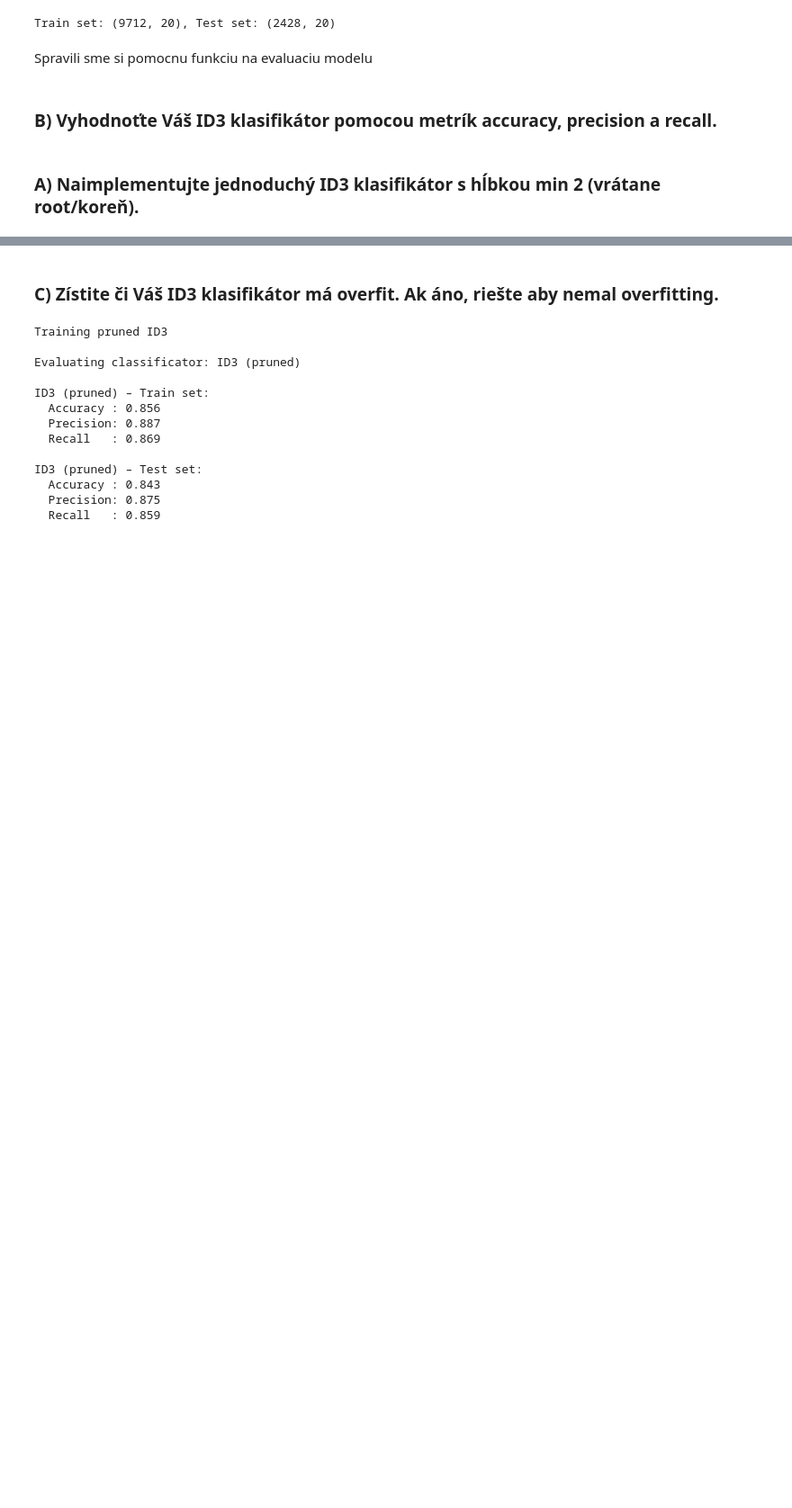
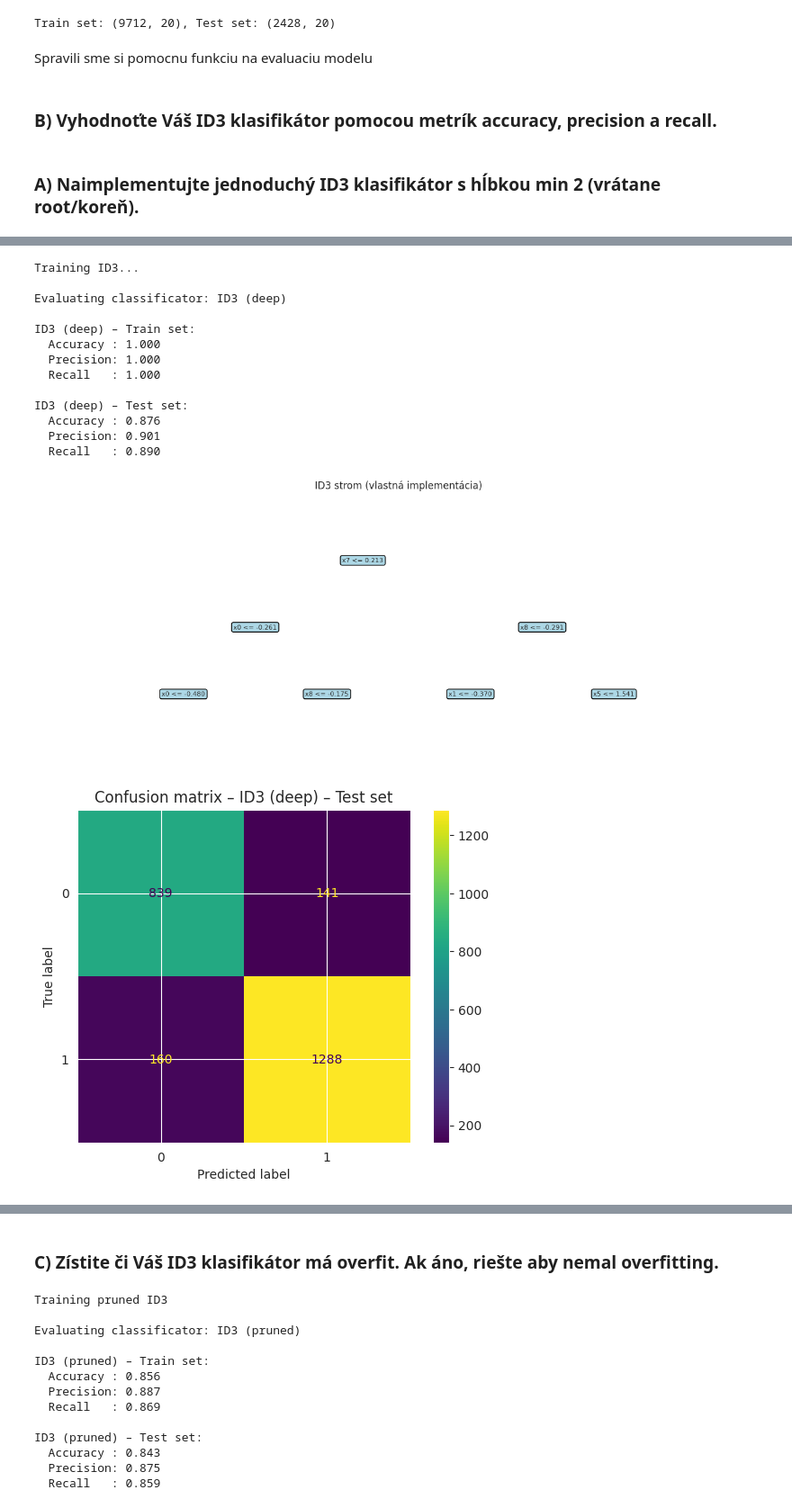
Before and after one commit to simonkubis/IAU_project, a Jupyter notebook: project_part_1.ipynb, the cells around one changed output, grey strips where cells are left out. Shown at 90% size. Cells and saved outputs as stored; diff of their text form; code cells hidden in the pictures; blank space fills up the shorter version.

```diff
--- a/project_part_1.ipynb
+++ b/project_part_1.ipynb
@@ -913 +989,33 @@ ID3 (deep) – Test set:
+# %%
+id3 = ID3Classifier(
+    max_depth=None,
+    min_samples_leaf=1,
+    random_state=42
+)
+
+print("Training ID3...")
+id3.fit(X_train_ml, y_train_ml)
+
+evaluate_classifier(
+    id3,
+    X_train_ml, y_train_ml,
+    X_test_ml, y_test_ml,
+    name="ID3 (deep)"
+)
+# %% [output]
+Training ID3...
+
+Evaluating classificator: ID3 (deep)
+
+ID3 (deep) – Train set:
+  Accuracy : 1.000
+  Precision: 1.000
+  Recall   : 1.000
+
+ID3 (deep) – Test set:
+  Accuracy : 0.876
+  Precision: 0.901
+  Recall   : 0.890
+[figure, added]
+[figure, added]
 # %% [markdown]
```
Also changed, not shown: parts of 6 cells of this notebook.
